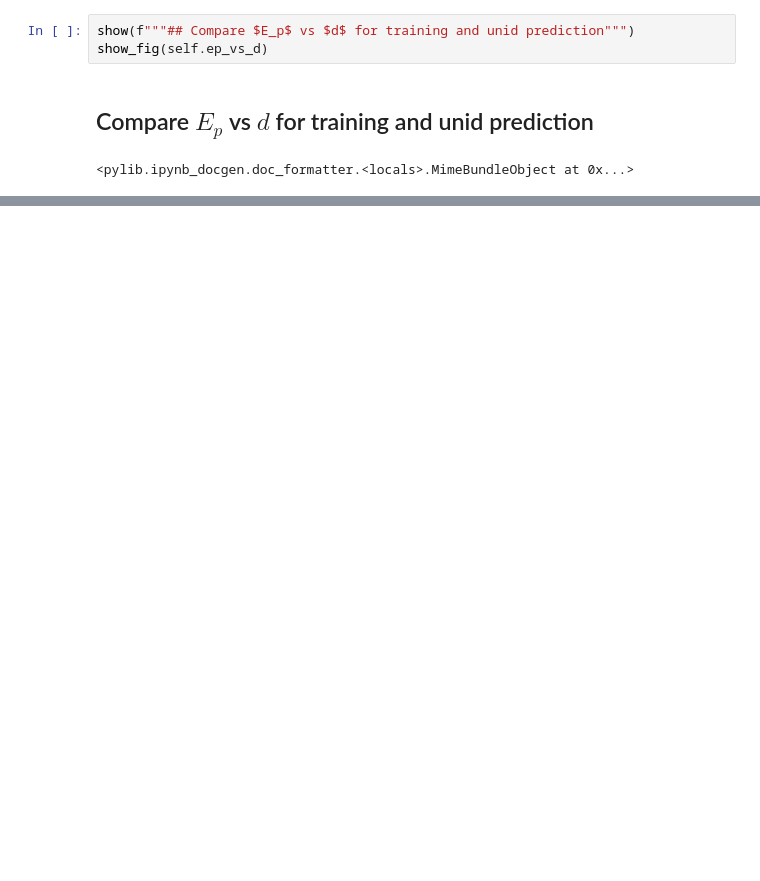
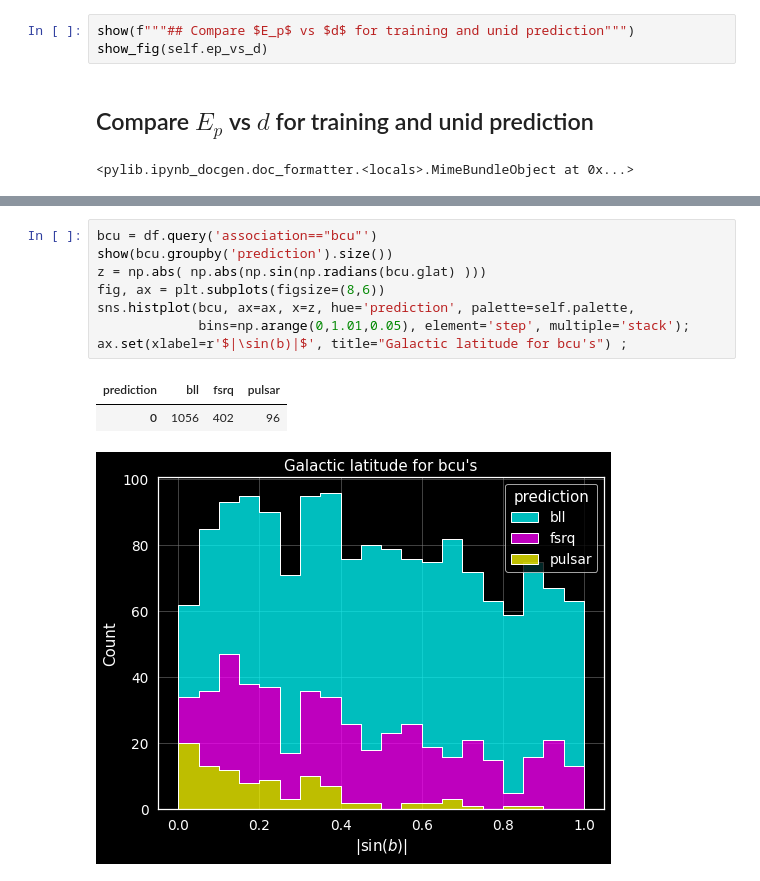
Before and after one commit to tburnett/srcpop, a Jupyter notebook: paper/ml_design.ipynb, the cells around one changed output, grey strips where cells are left out. Drawn from its saved outputs; the diff is of its cells as text; blank space fills up the shorter version.

```diff
--- a/paper/ml_design.ipynb
+++ b/paper/ml_design.ipynb
@@ -107,0 +109,12 @@ ax.set(**epeak_kw());
+# %%
+bcu = df.query('association=="bcu"')
+show(bcu.groupby('prediction').size())
+z = np.abs( np.abs(np.sin(np.radians(bcu.glat) )))
+fig, ax = plt.subplots(figsize=(8,6))
+sns.histplot(bcu, ax=ax, x=z, hue='prediction', palette=self.palette,
+             bins=np.arange(0,1.01,0.05), element='step', multiple='stack');
+ax.set(xlabel=r'$|\sin(b)|$', title="Galactic latitude for bcu's") ;
+# %% [output]
+| prediction | bll | fsrq | pulsar |
+| 0 | 1056 | 402 | 96 |
+[figure, added]
```
Also changed, not shown: parts of 9 cells of this notebook, 11 other files.
